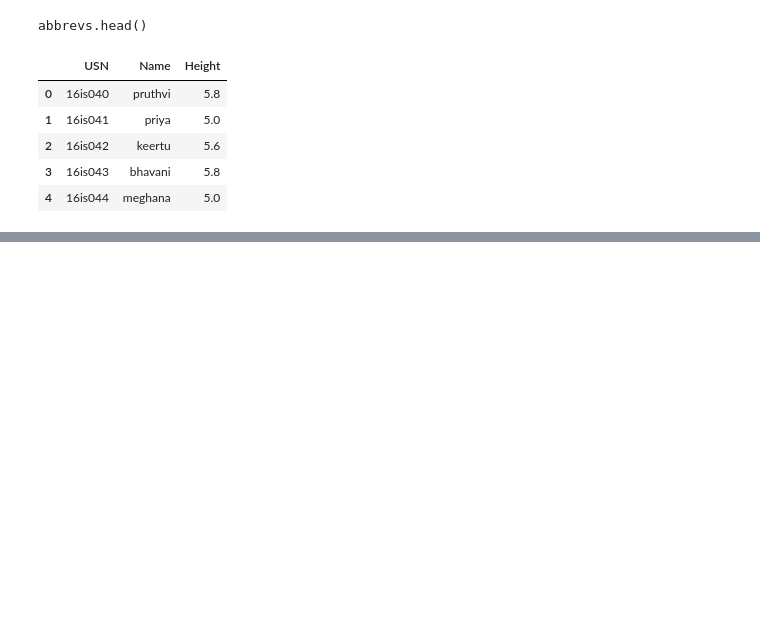
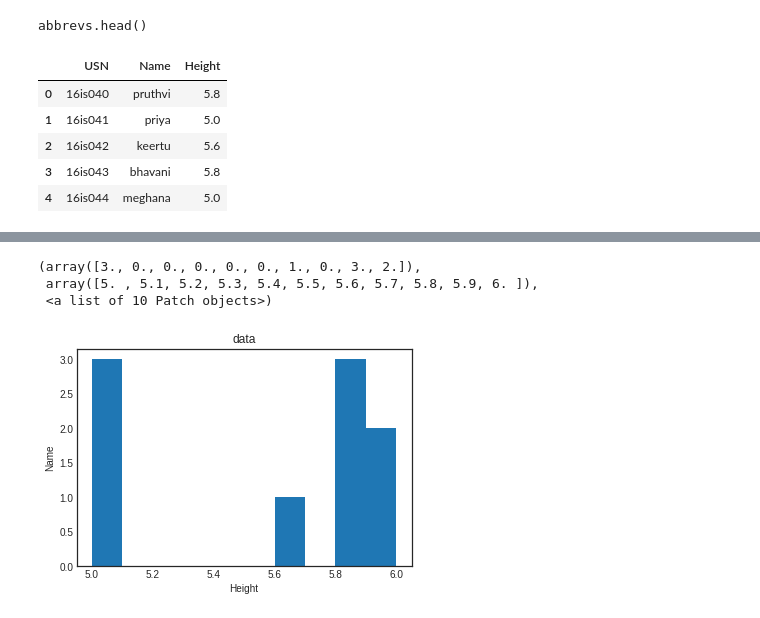
Before and after one commit to 1cg16is044/internship, a Jupyter notebook: Pandas.ipynb, the cells around one changed output, grey strips where cells are left out. Drawn from its saved outputs; the diff is of its cells as text; code cells hidden in the pictures; blank space fills up the shorter version.

```diff
--- a/Pandas.ipynb
+++ b/Pandas.ipynb
@@ -1202,0 +1231,16 @@ KeyError: ignored
+# %%
+%matplotlib inline
+import numpy as np
+import matplotlib.pyplot as plt
+plt.title("data")
+plt.xlabel("Height")
+plt.ylabel("Name")
+x=np.random.normal(0,1)
+y=np.random.normal(0,1)
+plt.style.use('seaborn-white')
+plt.hist(data['Height'])
+# %% [output]
+(array([3., 0., 0., 0., 0., 0., 1., 0., 3., 2.]),
+ array([5. , 5.1, 5.2, 5.3, 5.4, 5.5, 5.6, 5.7, 5.8, 5.9, 6. ]),
+ <a list of 10 Patch objects>)
+[figure, added]
```
Also changed, not shown: parts of 4 cells of this notebook.
